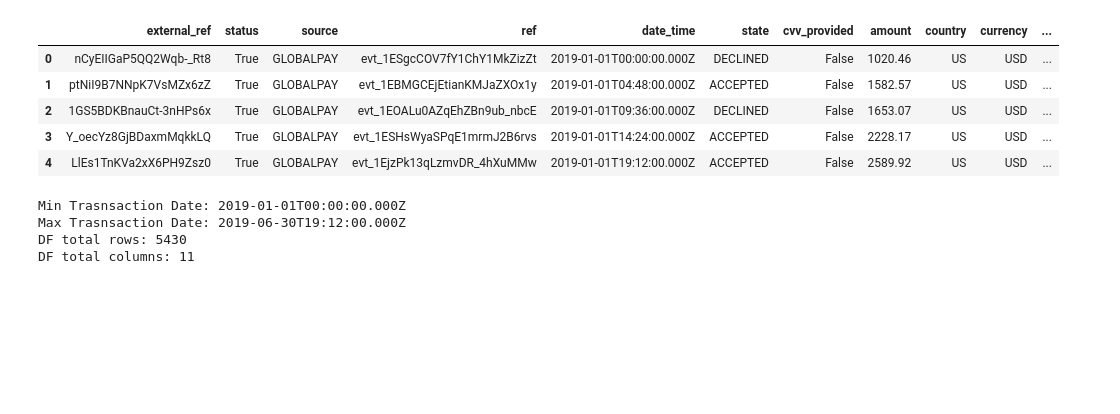
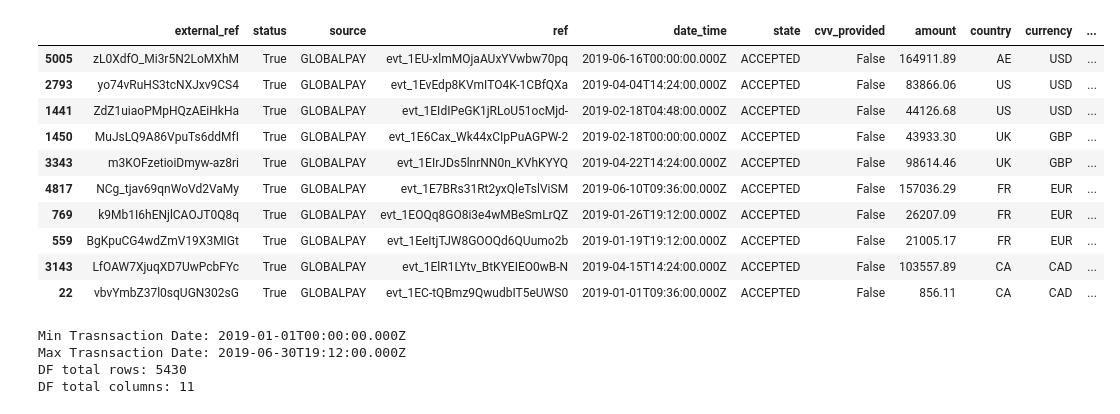
Before and after one commit to emilianodelia/deel-ae-hometask, a Jupyter notebook: analyses/acceptance_rate_eda.ipynb, the cells around one changed output. Cells and saved outputs as stored; diff of their text form; code cells hidden in the pictures; blank space fills up the shorter version.

```diff
--- a/analyses/acceptance_rate_eda.ipynb
+++ b/analyses/acceptance_rate_eda.ipynb
@@ -8,15 +8,20 @@ sns.set_theme(style="whitegrid", palette="viridis", context="notebook")
 
 # Load the data
 df = pd.read_csv('../seeds/acceptance_report_raw.csv')
-# %%
-df.head()
-# %% [output]
-|  | external_ref | status | source | ref | date_time | state | cvv_provided | amount | country | currency | ... |
-| 0 | nCyEIIGaP5QQ2Wqb-_Rt8 | True | GLOBALPAY | evt_1ESgcCOV7fY1ChY1MkZizZt | 2019-01-01T00:00:00.000Z | DECLINED | False | 1020.46 | US | USD | ... |
-| 1 | ptNiI9B7NNpK7VsMZx6zZ | True | GLOBALPAY | evt_1EBMGCEjEtianKMJaZXOx1y | 2019-01-01T04:48:00.000Z | ACCEPTED | False | 1582.57 | US | USD | ... |
-| 2 | 1GS5BDKBnauCt-3nHPs6x | True | GLOBALPAY | evt_1EOALu0AZqEhZBn9ub_nbcE | 2019-01-01T09:36:00.000Z | DECLINED | False | 1653.07 | US | USD | ... |
-| 3 | Y_oecYz8GjBDaxmMqkkLQ | True | GLOBALPAY | evt_1ESHsWyaSPqE1mrmJ2B6rvs | 2019-01-01T14:24:00.000Z | ACCEPTED | False | 2228.17 | US | USD | ... |
-| 4 | LlEs1TnKVa2xX6PH9Zsz0 | True | GLOBALPAY | evt_1EjzPk13qLzmvDR_4hXuMMw | 2019-01-01T19:12:00.000Z | ACCEPTED | False | 2589.92 | US | USD | ... |
+# %%
+df[df["state"] == "ACCEPTED"].sample(10).sort_values("currency", ascending = False)
+# %% [output]
+|  | external_ref | status | source | ref | date_time | state | cvv_provided | amount | country | currency | ... |
+| 5005 | zL0XdfO_Mi3r5N2LoMXhM | True | GLOBALPAY | evt_1EU-xlmMOjaAUxYVwbw70pq | 2019-06-16T00:00:00.000Z | ACCEPTED | False | 164911.89 | AE | USD | ... |
+| 2793 | yo74vRuHS3tcNXJxv9CS4 | True | GLOBALPAY | evt_1EvEdp8KVmITO4K-1CBfQXa | 2019-04-04T14:24:00.000Z | ACCEPTED | False | 83866.06 | US | USD | ... |
+| 1441 | ZdZ1uiaoPMpHQzAEiHkHa | True | GLOBALPAY | evt_1EIdIPeGK1jRLoU51ocMjd- | 2019-02-18T04:48:00.000Z | ACCEPTED | False | 44126.68 | US | USD | ... |
+| 1450 | MuJsLQ9A86VpuTs6ddMfI | True | GLOBALPAY | evt_1E6Cax_Wk44xCIpPuAGPW-2 | 2019-02-18T00:00:00.000Z | ACCEPTED | False | 43933.30 | UK | GBP | ... |
+| 3343 | m3KOFzetioiDmyw-az8ri | True | GLOBALPAY | evt_1EIrJDs5lnrNN0n_KVhKYYQ | 2019-04-22T14:24:00.000Z | ACCEPTED | False | 98614.46 | UK | GBP | ... |
+| 4817 | NCg_tjav69qnWoVd2VaMy | True | GLOBALPAY | evt_1E7BRs31Rt2yxQleTslViSM | 2019-06-10T09:36:00.000Z | ACCEPTED | False | 157036.29 | FR | EUR | ... |
+| 769 | k9Mb1I6hENjlCAOJT0Q8q | True | GLOBALPAY | evt_1EOQq8GO8i3e4wMBeSmLrQZ | 2019-01-26T19:12:00.000Z | ACCEPTED | False | 26207.09 | FR | EUR | ... |
+| 559 | BgKpuCG4wdZmV19X3MIGt | True | GLOBALPAY | evt_1EeItjTJW8GOOQd6QUumo2b | 2019-01-19T19:12:00.000Z | ACCEPTED | False | 21005.17 | FR | EUR | ... |
+| 3143 | LfOAW7XjuqXD7UwPcbFYc | True | GLOBALPAY | evt_1ElR1LYtv_BtKYEIEO0wB-N | 2019-04-15T14:24:00.000Z | ACCEPTED | False | 103557.89 | CA | CAD | ... |
+| 22 | vbvYmbZ37l0sqUGN302sG | True | GLOBALPAY | evt_1EC-tQBmz9QwudbIT5eUWS0 | 2019-01-01T09:36:00.000Z | ACCEPTED | False | 856.11 | CA | CAD | ... |
 # %%
 print(f'Min Trasnsaction Date: {df['date_time'].min()}')
 print(f'Max Trasnsaction Date: {df['date_time'].max()}')
```
Also changed, not shown: parts of 1 cell of this notebook, 2 other files.
